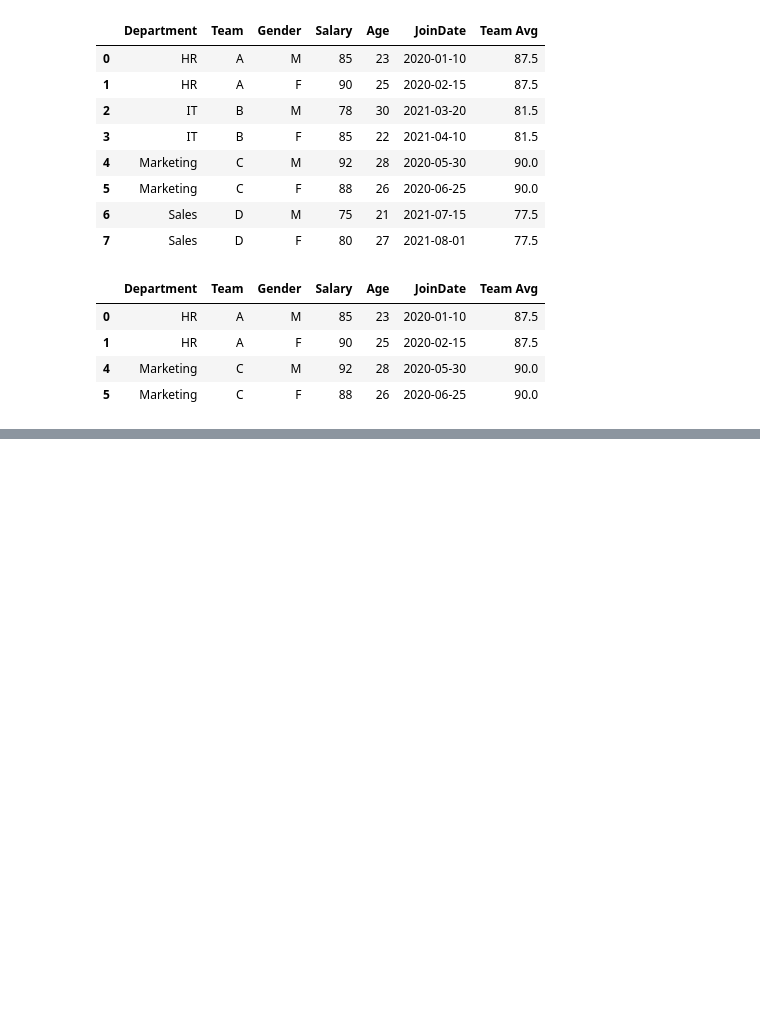
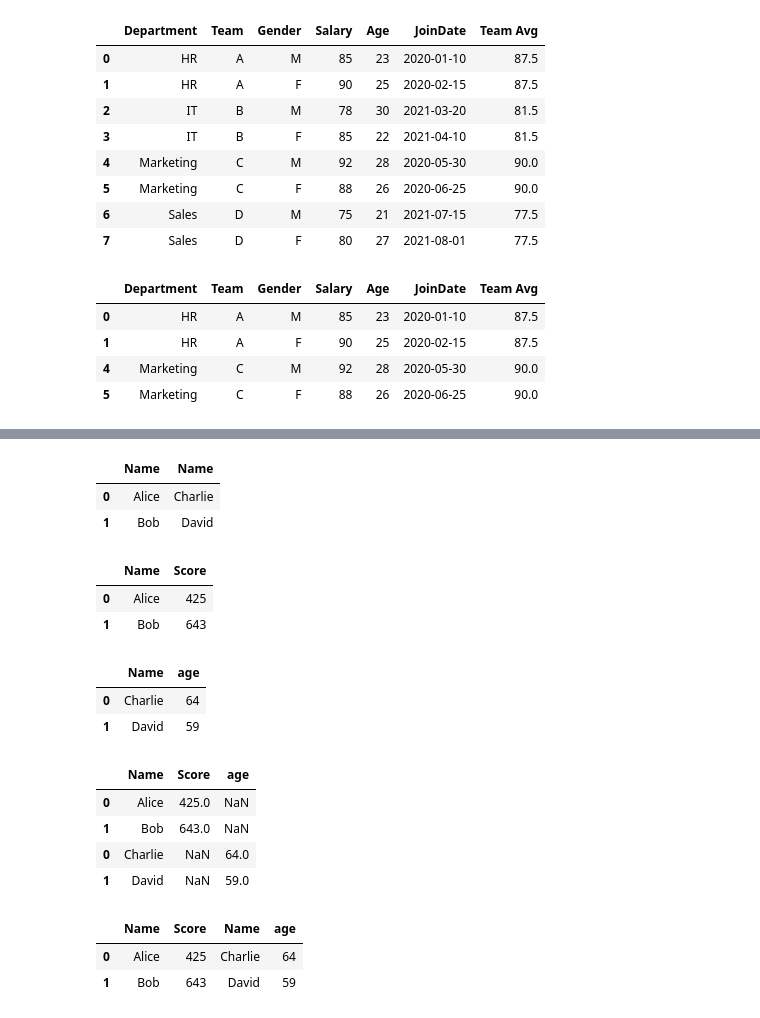
Before and after one commit to Dharmik0207/Data-Science-Course, a Jupyter notebook: pandas.ipynb, the cells around one changed output, grey strips where cells are left out. Saved outputs shown, nothing was run; the diff lists cells and outputs as text; code cells hidden in the pictures; blank space fills up the shorter version.

```diff
--- a/pandas.ipynb
+++ b/pandas.ipynb
@@ -782,0 +863,35 @@ df.groupby("Team").filter(lambda x:x["Salary"].mean() > 85)
+# %%
+ pd.concat([df1, df2], axis=1)
+# %% [output]
+|  | Name | Name |
+| 0 | Alice | Charlie |
+| 1 | Bob | David |
+# %%
+df1 = pd.DataFrame({"Name" : ["Alice", "Bob"], "Score" : [425, 643]})
+df2 = pd.DataFrame({"Name" : ["Charlie", "David"], "age" : [64, 59]})
+# %%
+df1
+# %% [output]
+|  | Name | Score |
+| 0 | Alice | 425 |
+| 1 | Bob | 643 |
+# %%
+df2
+# %% [output]
+|  | Name | age |
+| 0 | Charlie | 64 |
+| 1 | David | 59 |
+# %%
+pd.concat([df1, df2])
+# %% [output]
+|  | Name | Score | age |
+| 0 | Alice | 425.0 | NaN |
+| 1 | Bob | 643.0 | NaN |
+| 0 | Charlie | NaN | 64.0 |
+| 1 | David | NaN | 59.0 |
+# %%
+pd.concat([df1, df2], axis=1)
+# %% [output]
+|  | Name | Score | Name | age |
+| 0 | Alice | 425 | Charlie | 64 |
+| 1 | Bob | 643 | David | 59 |
```
Also changed, not shown: parts of 14 cells of this notebook.
